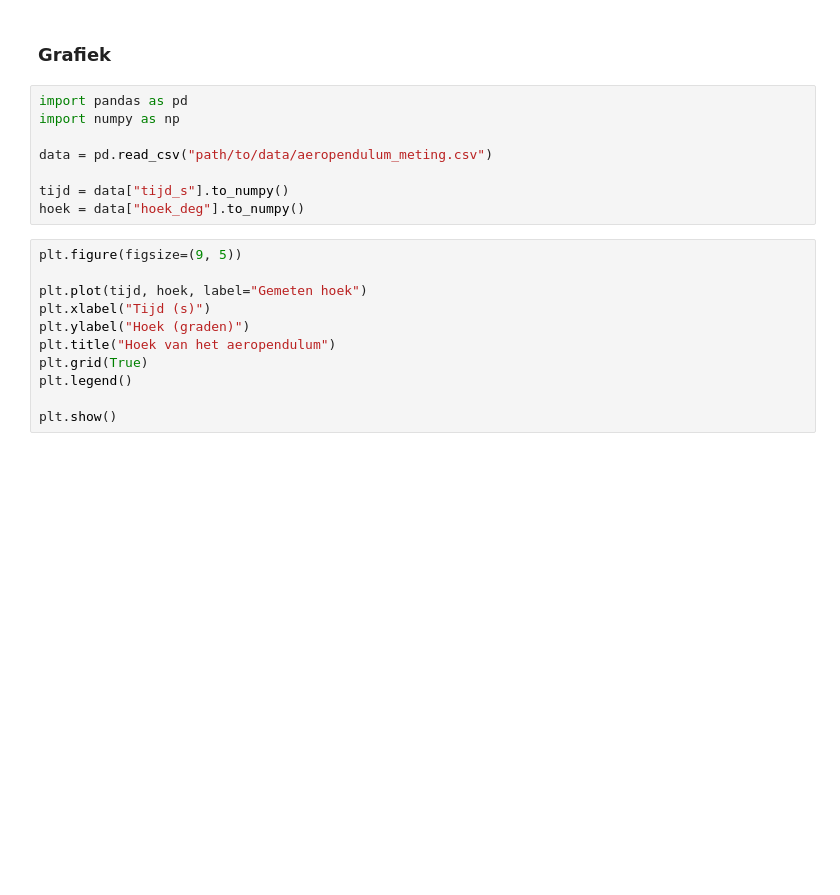
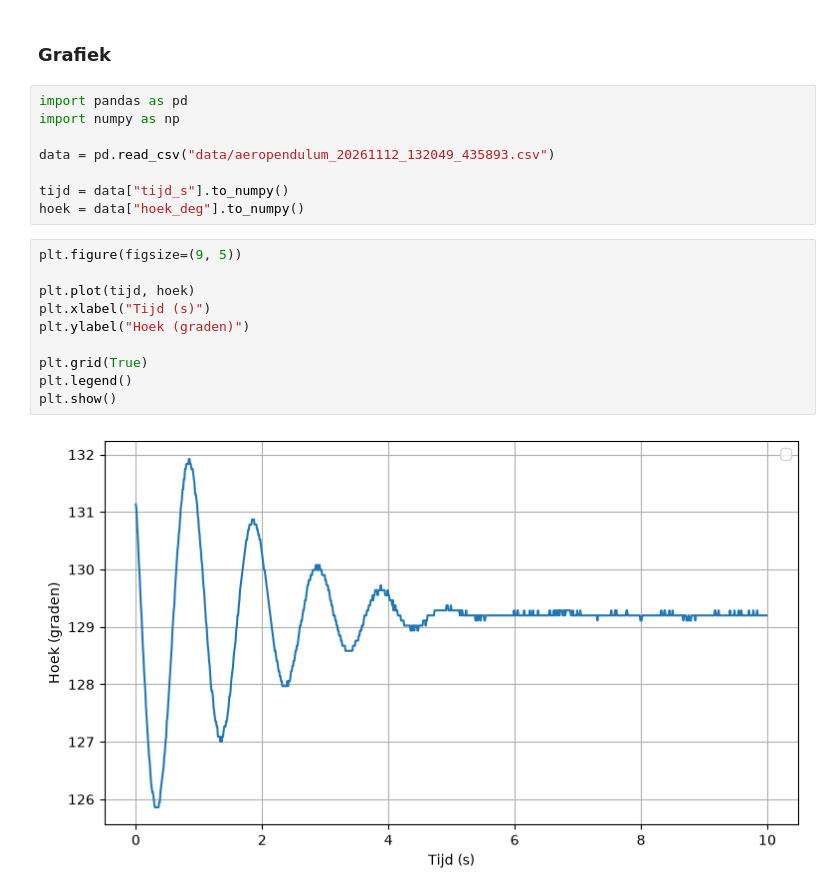
Before and after one commit to HvA-TN/Practica, a Jupyter notebook: practicum2_2/Open_loop/script.ipynb, the cells around one changed output. Cells and saved outputs as stored; diff of their text form; blank space fills up the shorter version.

```diff
--- a/practicum2_2/Open_loop/script.ipynb
+++ b/practicum2_2/Open_loop/script.ipynb
@@ -31,18 +51,19 @@ metingen, csv_pad = voer_open_loop_meting_uit(
 import pandas as pd
 import numpy as np
 
-data = pd.read_csv("path/to/data/aeropendulum_meting.csv")
+data = pd.read_csv("data/aeropendulum_20261112_132049_435893.csv")
 
 tijd = data["tijd_s"].to_numpy()
 hoek = data["hoek_deg"].to_numpy()
 # %%
 plt.figure(figsize=(9, 5))
 
-plt.plot(tijd, hoek, label="Gemeten hoek")
+plt.plot(tijd, hoek)
 plt.xlabel("Tijd (s)")
 plt.ylabel("Hoek (graden)")
-plt.title("Hoek van het aeropendulum")
+
 plt.grid(True)
 plt.legend()
-
 plt.show()
+# %% [output]
+[figure, added]
```
Also changed, not shown: parts of 1 cell of this notebook, 1 other file.
